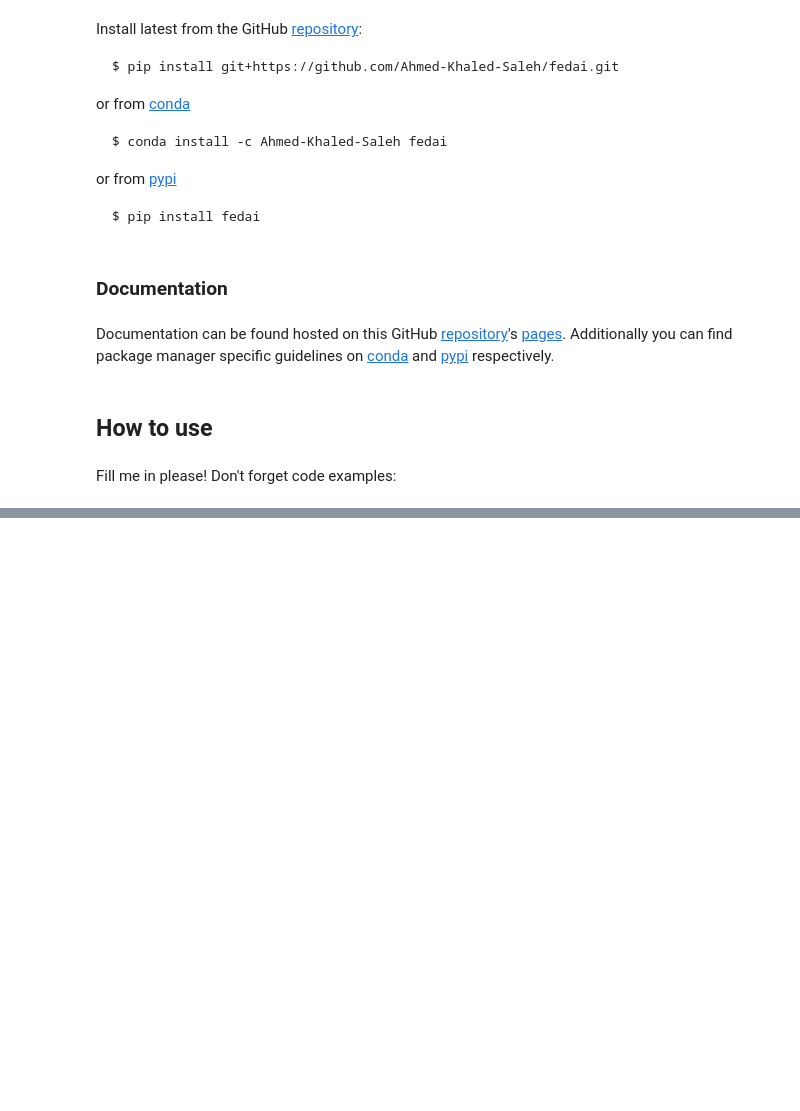
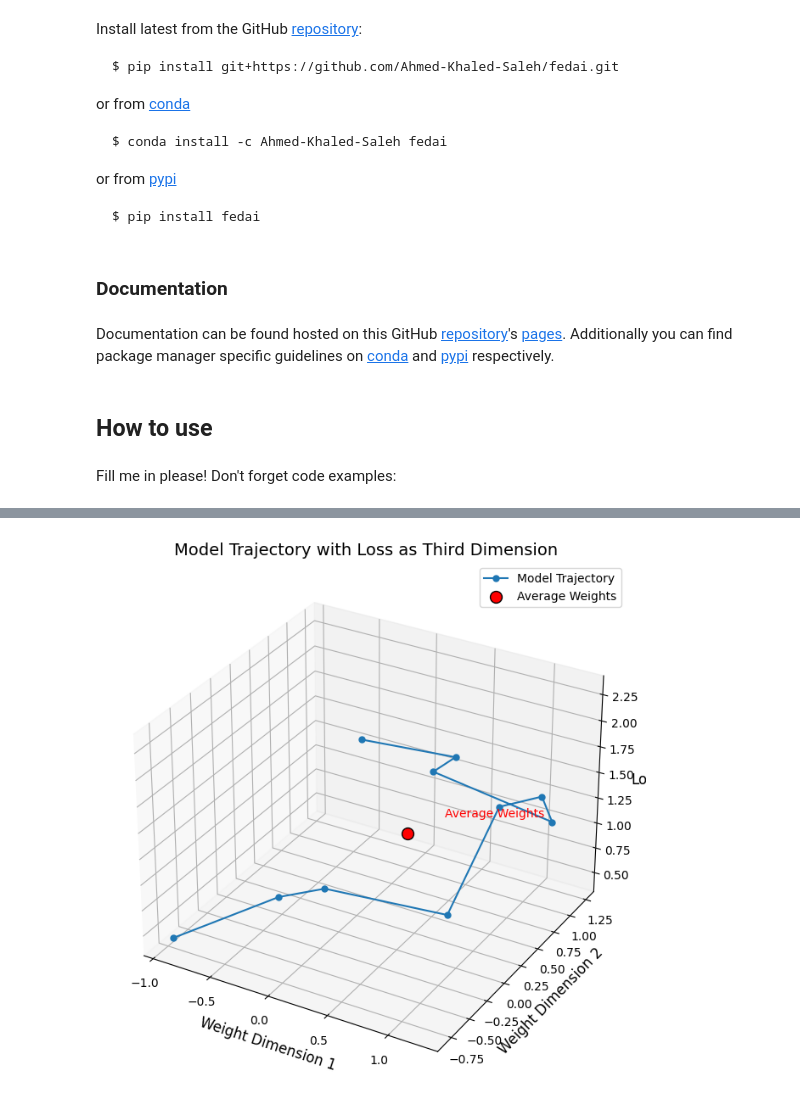
Before and after one commit to Ahmed-Khaled-Saleh/fedai, a Jupyter notebook: nbs/index.ipynb, the cells around one changed output, grey strips where cells are left out. Saved outputs shown, nothing was run; the diff lists cells and outputs as text; code cells hidden in the pictures; blank space fills up the shorter version.

```diff
--- a/nbs/index.ipynb
+++ b/nbs/index.ipynb
@@ -72,0 +340,32 @@ Fill me in please! Don't forget code examples:
+# %%
+from mpl_toolkits.mplot3d import Axes3D
+
+# Simulate a loss value corresponding to each step in the trajectory
+loss_values = np.linspace(2, 0.5, steps) + 0.2 * np.random.randn(steps)
+
+# Plot the trajectory in 3D with loss as the third dimension
+fig = plt.figure(figsize=(12, 8))
+ax = fig.add_subplot(111, projection='3d')
+
+# Trajectory points
+ax.plot(trajectory[:, 0], trajectory[:, 1], loss_values, '-o', label='Model Trajectory', markersize=5)
+
+# Average weights and corresponding average loss
+average_loss = np.mean(loss_values)
+ax.scatter(*average_weights, average_loss, color='red', label='Average Weights', s=100, edgecolor='black')
+
+# Annotate the average weights
+ax.text(average_weights[0] + 0.2, average_weights[1] + 0.2, average_loss + 0.1, 'Average Weights', fontsize=10, color='red')
+
+# Add axis labels and title
+ax.set_title('Model Trajectory with Loss as Third Dimension', fontsize=14)
+ax.set_xlabel('Weight Dimension 1', fontsize=12)
+ax.set_ylabel('Weight Dimension 2', fontsize=12)
+ax.set_zlabel('Loss', fontsize=12)
+
+# Add grid and legend
+ax.grid(alpha=0.5)
+ax.legend(fontsize=10)
+plt.show()
+# %% [output]
+[figure, added]
```
Also changed, not shown: parts of 27 cells of this notebook, 17 other files.
